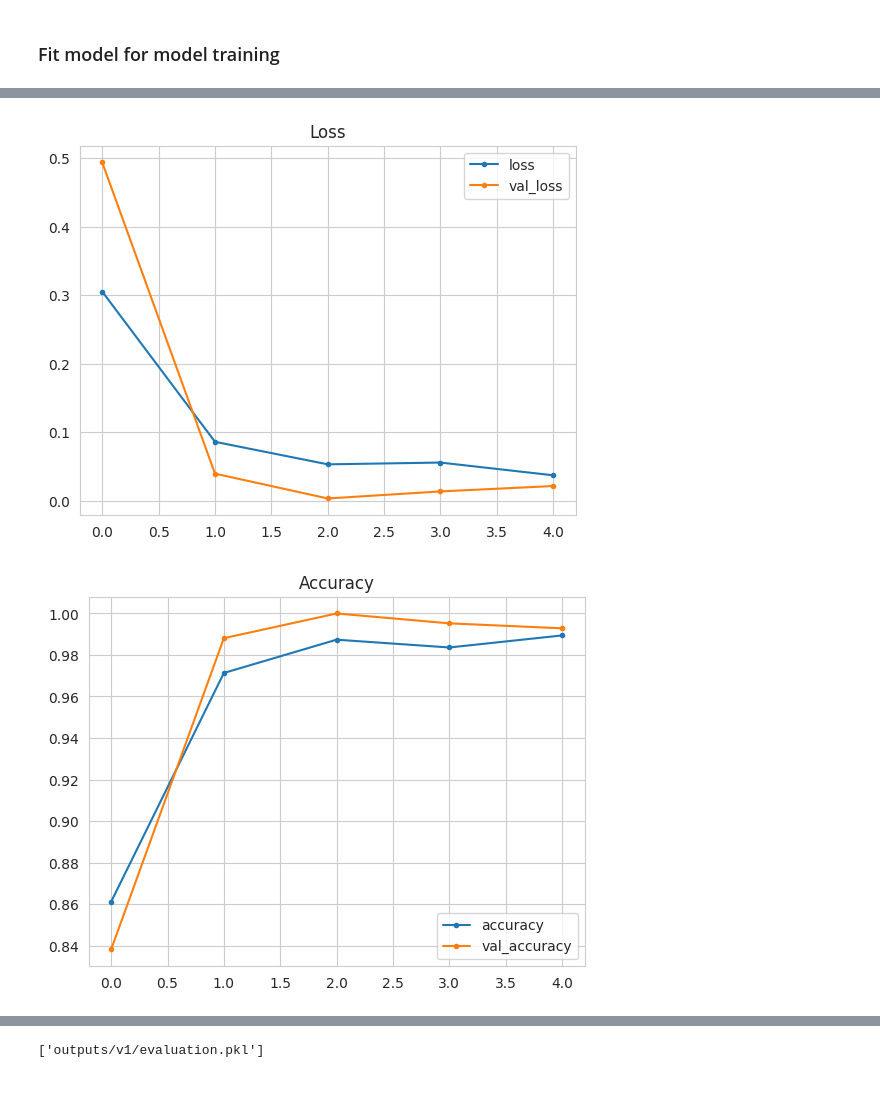
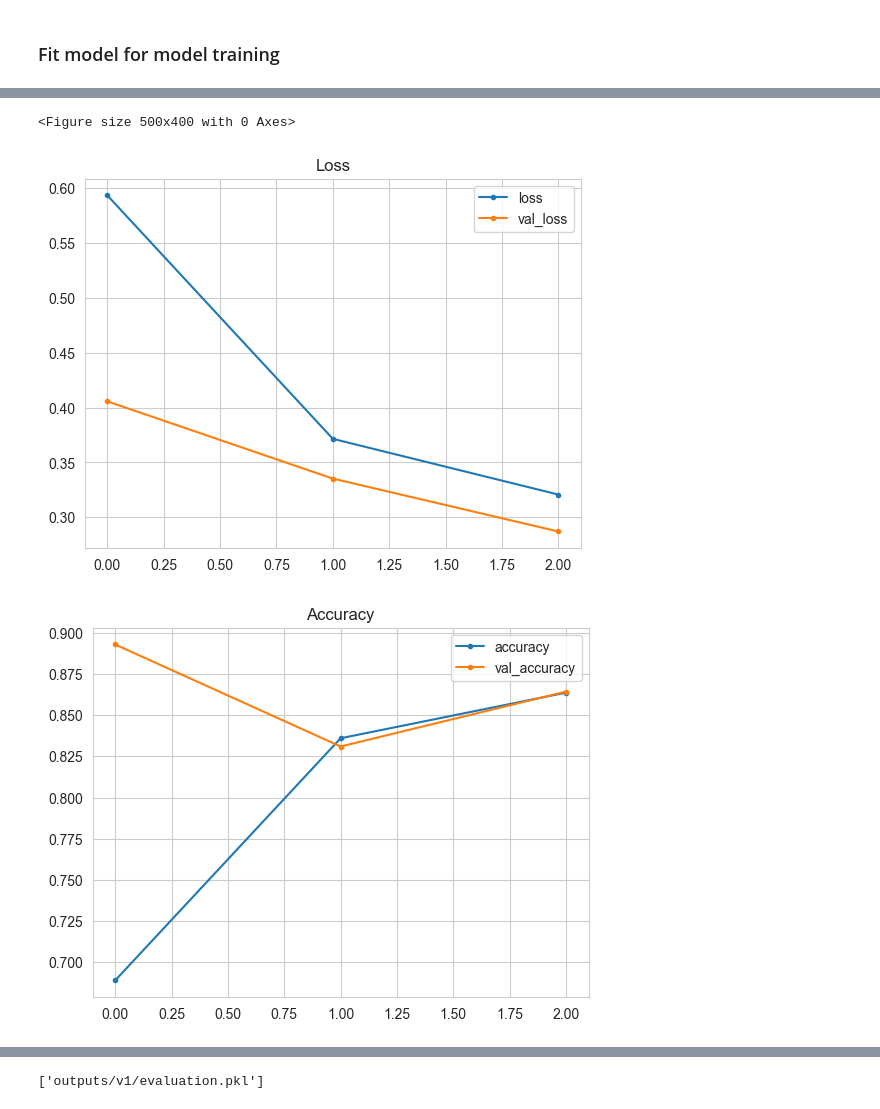
Before and after one commit to BlackBoltBeta/Mildew_Detection_in_Cherry_Leaves, a Jupyter notebook: jupyter_notebooks/Modelling_and_Evaluation.ipynb, the cells around one changed output, grey strips where cells are left out. Drawn from its saved outputs; the diff is of its cells as text; code cells hidden in the pictures.

Commit message:
Continue model fit with different IDE

```diff
--- a/jupyter_notebooks/Modelling_and_Evaluation.ipynb
+++ b/jupyter_notebooks/Modelling_and_Evaluation.ipynb
@@ -189,7 +216,7 @@ validation_set = ImageDataGenerator(rescale=1./255).flow_from_directory(val_path
                                                                         target_size=image_shape[:2],
                                                                         color_mode='rgb',
                                                                         batch_size=batch_size,
-                                                                        class_mode='binary',
+                                                                        class_mode='categorical',
                                                                         shuffle=False
                                                                         )
 
@@ -292,31 +337,4 @@ def create_tf_model(image_shape):
 
     return model
-# %%
-def create_tf_model():
-    model = Sequential()
-
-    model.add(Conv2D(filters=32, kernel_size=(3, 3),
-              input_shape=image_shape, activation='relu', ))
-    model.add(MaxPooling2D(pool_size=(2, 2)))
-
-    model.add(Conv2D(filters=64, kernel_size=(3, 3),
-              input_shape=image_shape, activation='relu', ))
-    model.add(MaxPooling2D(pool_size=(2, 2)))
-
-    model.add(Conv2D(filters=64, kernel_size=(3, 3),
-              input_shape=image_shape, activation='relu', ))
-    model.add(MaxPooling2D(pool_size=(2, 2)))
-
-    model.add(Flatten())
-    model.add(Dense(128, activation='relu'))
-
-    model.add(Dropout(0.5))
-    model.add(Dense(1, activation='sigmoid'))
-
-    model.compile(loss='binary_crossentropy',
-                  optimizer='adam',
-                  metrics=['accuracy'])
-
-    return model
 # %% [markdown]
 ### Model summary
@@ -345,17 +383,17 @@ _________________________________________________________________
 # %% [markdown]
 ### Callbacks for early stopping
 # %%
-model_checkpoint_path = 'outputs/v1/powdery_mildew_model.h5'
+from tensorflow.keras.callbacks import EarlyStopping, ModelCheckpoint
 
-early_stop = EarlyStopping(monitor='val_accuracy', mode='max', verbose=1, patience=2)
-m_checkpoint = ModelCheckpoint(filepath=model_checkpoint_path, monitor='val_accuracy', mode='max', save_best_only=True)
+early_stop = EarlyStopping(monitor='val_accuracy',mode='max',verbose=1, patience=2)
+m_checkpoint = ModelCheckpoint(filepath='outputs/v1/powdery_mildew_model.h5', monitor='val_accuracy', mode='max', save_best_only=True)
 # %% [markdown]
 ### Fit model for model training
 # %%
 model = create_tf_model()
 model.fit(train_set,
           batch_size=batch_size,
-          epochs=20,
+          epochs=32,
           steps_per_epoch=len(train_set.classes) // batch_size,
           validation_data=validation_set,
           callbacks=[early_stop, m_checkpoint],
@@ -385,19 +417,22 @@ load_model('outputs/v1/powdery_mildew_model.h5')
 # %%
 losses = pd.DataFrame(model.history.history)
-
+plt.figure(figsize=(5, 4))
 sns.set_style("whitegrid")
 losses[['loss', 'val_loss']].plot(style='.-')
 plt.title("Loss")
+
 plt.savefig(f'{file_path}/model_training_losses.png',
             bbox_inches='tight', dpi=150)
-plt.show()
 
 print("\n")
 losses[['accuracy', 'val_accuracy']].plot(style='.-')
 plt.title("Accuracy")
+
 plt.savefig(f'{file_path}/model_training_acc.png',
             bbox_inches='tight', dpi=150)
+
 plt.show()
 # %% [output]
+<Figure size 500x400 with 0 Axes>
-[figure, old version]
+[figure, new version]
-[figure, old version]
+[figure, new version]
```
Also changed, not shown: parts of 30 cells of this notebook, 11 other files.
